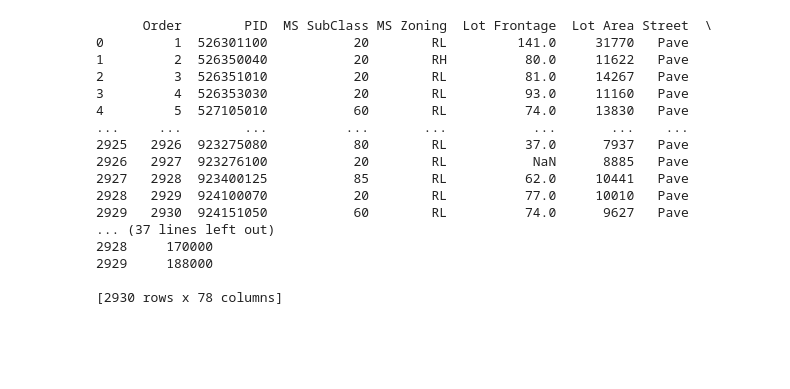
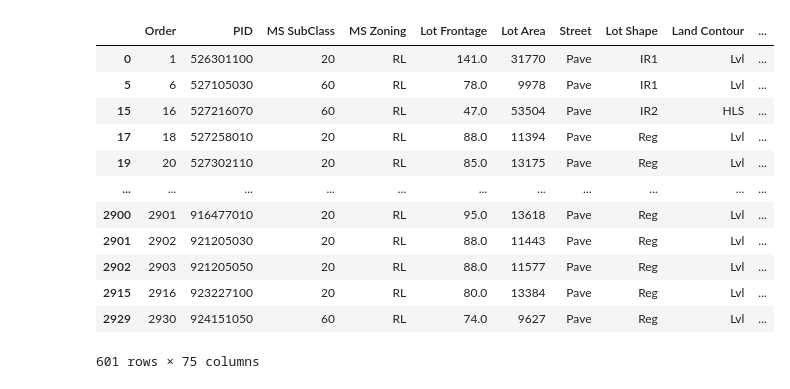
Before and after one commit to dammyjones/House_prediction, a Jupyter notebook: ames_housing.ipynb, the cells around one changed output. Cells and saved outputs as stored; diff of their text form; code cells hidden in the pictures; blank space fills up the shorter version.

```diff
--- a/ames_housing.ipynb
+++ b/ames_housing.ipynb
@@ -6,25 +6,20 @@ import seaborn as sns
 # %%
 housing_dt=pd.read_csv('AmesHousing.csv')
 
-housing_dt.drop(['Fence'],axis=1)
-housing_dt.drop(['Pool QC'],axis=1)
-housing_dt.drop(['Misc Feature','Misc Val','Screen Porch','Alley'],axis=1,inplace=True)
-print(housing_dt)
+housing_dt.drop(['Misc Feature','Misc Val','Screen Porch','Alley','Pool Area','Pool QC','Fence','Misc Feature'],axis=1,inplace=True)
+
+housing_dt.dropna()
 # %% [output]
+|  | Order | PID | MS SubClass | MS Zoning | Lot Frontage | Lot Area | Street | Lot Shape | Land Contour | ... |
+| 0 | 1 | 526301100 | 20 | RL | 141.0 | 31770 | Pave | IR1 | Lvl | ... |
+| 5 | 6 | 527105030 | 60 | RL | 78.0 | 9978 | Pave | IR1 | Lvl | ... |
+| 15 | 16 | 527216070 | 60 | RL | 47.0 | 53504 | Pave | IR2 | HLS | ... |
+| 17 | 18 | 527258010 | 20 | RL | 88.0 | 11394 | Pave | Reg | Lvl | ... |
+| 19 | 20 | 527302110 | 20 | RL | 85.0 | 13175 | Pave | Reg | Lvl | ... |
+| ... | ... | ... | ... | ... | ... | ... | ... | ... | ... | ... |
+| 2900 | 2901 | 916477010 | 20 | RL | 95.0 | 13618 | Pave | Reg | Lvl | ... |
+| 2901 | 2902 | 921205030 | 20 | RL | 88.0 | 11443 | Pave | Reg | Lvl | ... |
+| 2902 | 2903 | 921205050 | 20 | RL | 88.0 | 11577 | Pave | Reg | Lvl | ... |
+| 2915 | 2916 | 923227100 | 20 | RL | 80.0 | 13384 | Pave | Reg | Lvl | ... |
+| 2929 | 2930 | 924151050 | 60 | RL | 74.0 | 9627 | Pave | Reg | Lvl | ... |
-      Order        PID  MS SubClass MS Zoning  Lot Frontage  Lot Area Street  \
-0         1  526301100           20        RL         141.0     31770   Pave
-1         2  526350040           20        RH          80.0     11622   Pave
-2         3  526351010           20        RL          81.0     14267   Pave
-3         4  526353030           20        RL          93.0     11160   Pave
-4         5  527105010           60        RL          74.0     13830   Pave
-...     ...        ...          ...       ...           ...       ...    ...
-2925   2926  923275080           80        RL          37.0      7937   Pave
-2926   2927  923276100           20        RL           NaN      8885   Pave
-2927   2928  923400125           85        RL          62.0     10441   Pave
-2928   2929  924100070           20        RL          77.0     10010   Pave
-2929   2930  924151050           60        RL          74.0      9627   Pave
-... (37 lines left out)
-2928     170000
-2929     188000
-
-[2930 rows x 78 columns]
+601 rows × 75 columns
```
Also changed, not shown: parts of 4 cells of this notebook.
